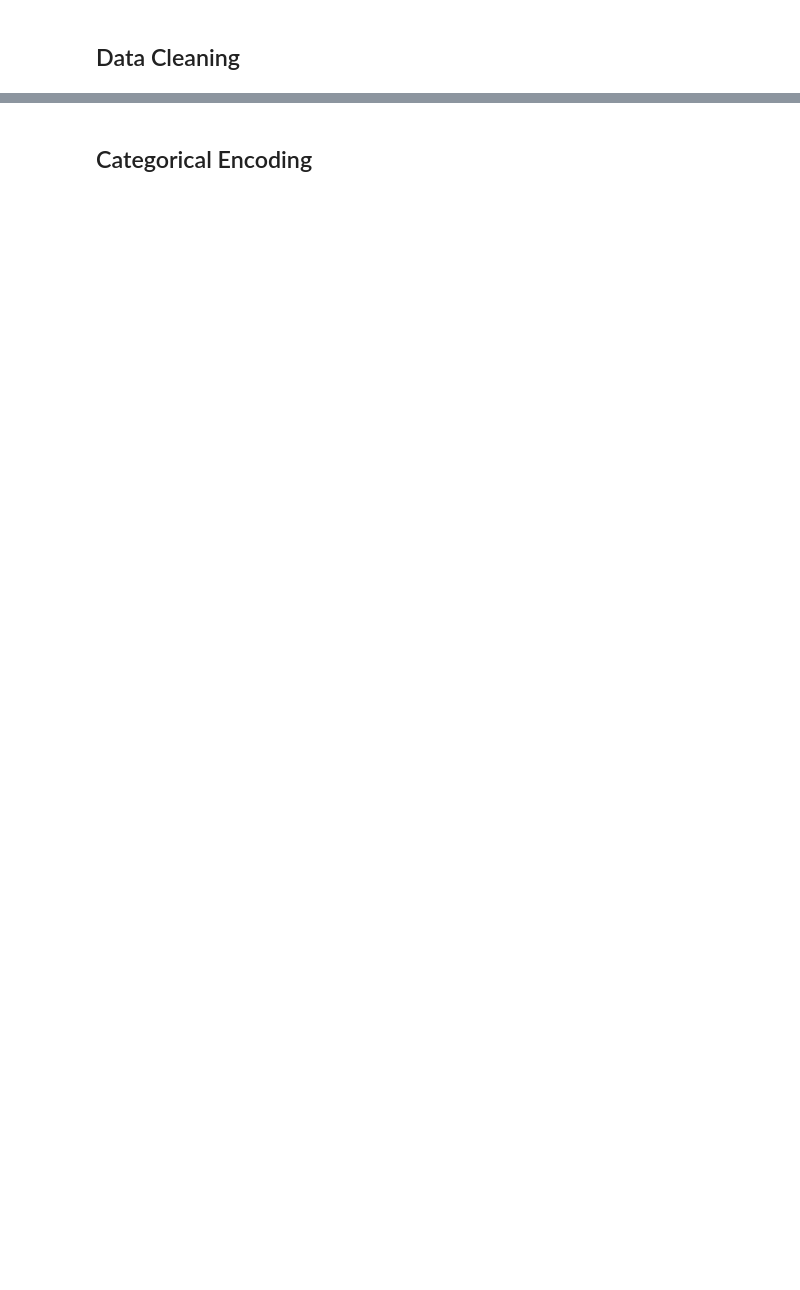
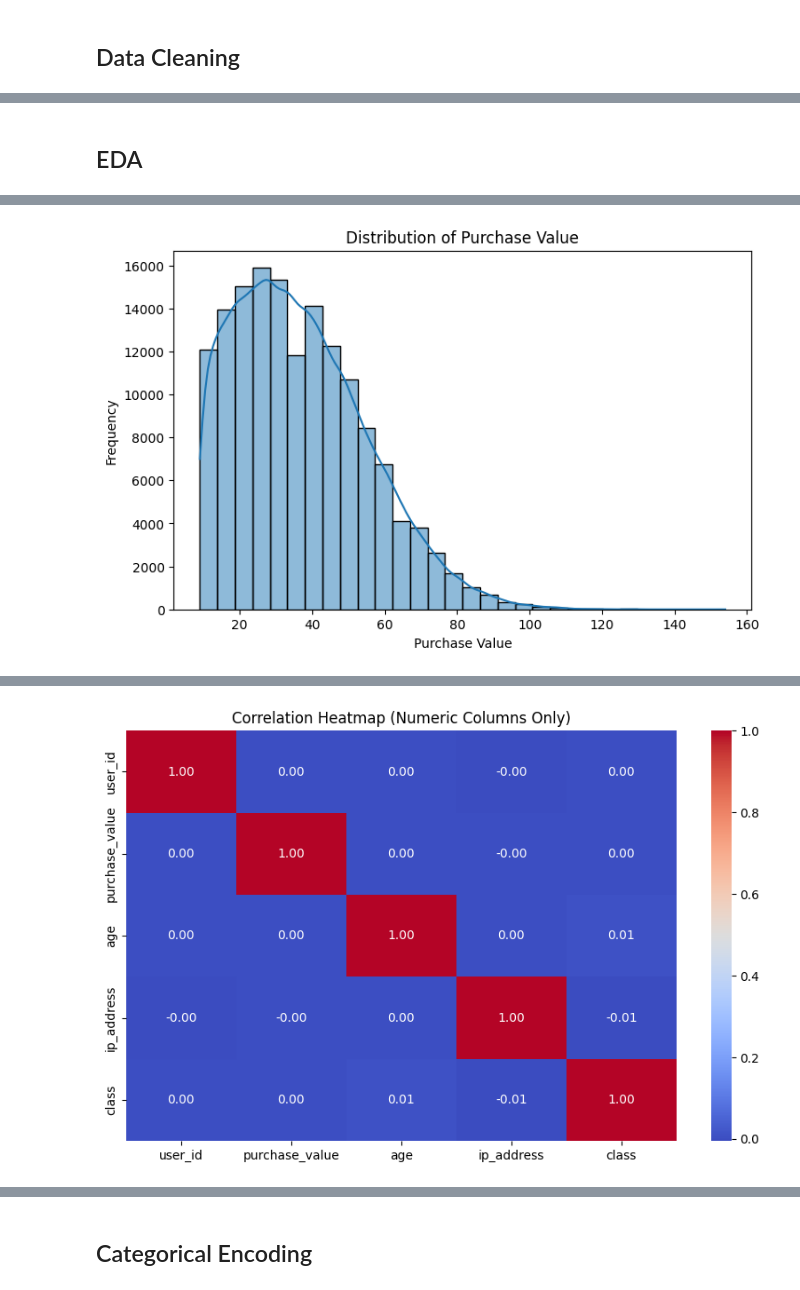
Before and after one commit to AmanReshid/EcomBank-FraudDetection, a Jupyter notebook: notebooks/data-analysis-preprocessing.ipynb, the cells around one changed output, grey strips where cells are left out. Drawn from its saved outputs; the diff is of its cells as text; code cells hidden in the pictures; blank space fills up the shorter version.

```diff
--- a/notebooks/data-analysis-preprocessing.ipynb
+++ b/notebooks/data-analysis-preprocessing.ipynb
@@ -178,4 +79,0 @@ Transaction Frequency and Velocity
-# %%
-# Feature Engineering: Transaction Frequency and Velocity
-fraud_data['transaction_frequency'] = fraud_data.groupby('user_id')['user_id'].transform('count')
-fraud_data['transaction_velocity'] = fraud_data['purchase_time'].diff().dt.total_seconds().fillna(0)
@@ -184,4 +79,0 @@ Time-Based Features
-# %%
-# Feature Engineering: Time-Based Features
-fraud_data['hour_of_day'] = fraud_data['purchase_time'].dt.hour
-fraud_data['day_of_week'] = fraud_data['purchase_time'].dt.weekday
@@ -192,4 +80,3 @@ Standardize numerical features.
-# %%
-# Normalize and Scale the transaction amounts
-scaler = StandardScaler()
-fraud_data['purchase_value_scaled'] = scaler.fit_transform(fraud_data[['purchase_value']])
+# %%
+# Clean data
+fraud_data = clean_data(fraud_data)
@@ -195,0 +87,6 @@ fraud_data['purchase_value_scaled'] = scaler.fit_transform(fraud_data[['purchase
+# %% [markdown]
+## EDA
+# %%
+# Perform EDA
+perform_eda(fraud_data, creditcard_data)
+# %% [output]
@@ -195,0 +94 @@ fraud_data['purchase_value_scaled'] = scaler.fit_transform(fraud_data[['purchase
+[figure, added]
@@ -195,0 +96 @@ fraud_data['purchase_value_scaled'] = scaler.fit_transform(fraud_data[['purchase
+[figure, added]
```
Also changed, not shown: parts of 38 cells of this notebook, 2 other files.
